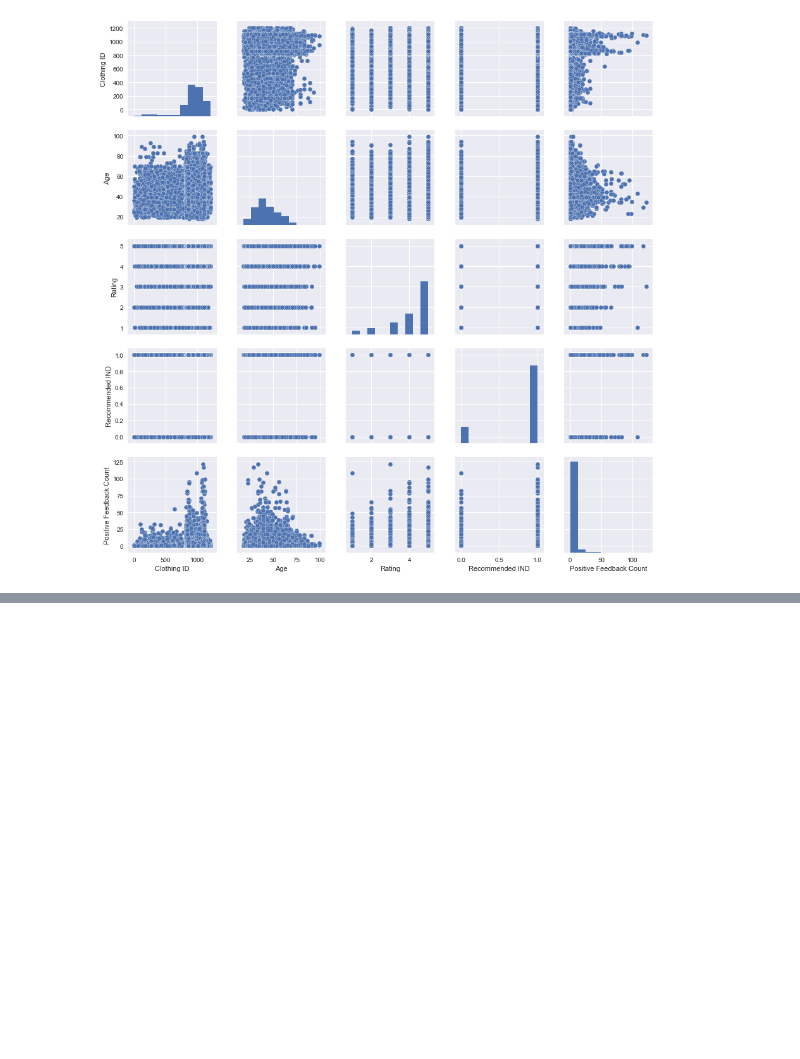
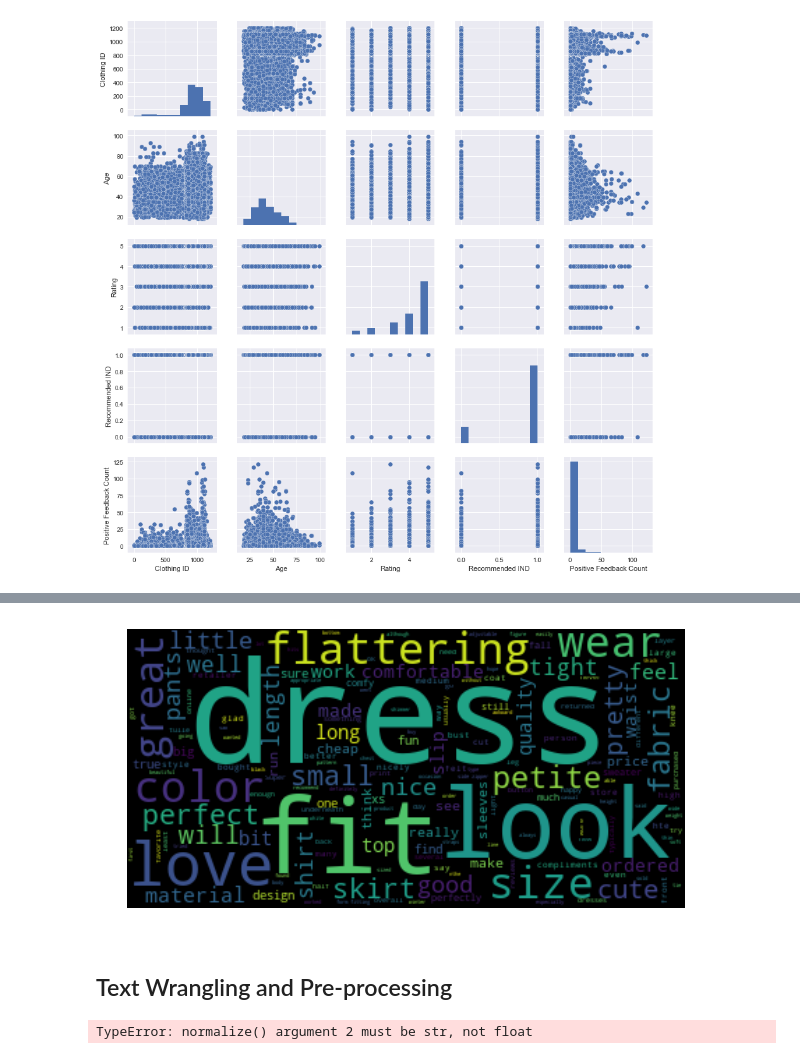
Before and after one commit to mamitch/Springboard_Capstone_Project_2, a Jupyter notebook: Capstone Project 2 Code.ipynb, the cells around one changed output, grey strips where cells are left out. Saved outputs shown, nothing was run; the diff lists cells and outputs as text; code cells hidden in the pictures; blank space fills up the shorter version.

```diff
--- a/Capstone Project 2 Code.ipynb
+++ b/Capstone Project 2 Code.ipynb
@@ -203,0 +234,8 @@ sns.boxplot(x="Rating", y="Age", data=data)
+# %%
+plt.imshow(wordcloud, interpolation='bilinear')
+plt.axis("off")
+plt.show()
+# %% [output]
+[figure, added]
+# %% [markdown]
+## Text Wrangling and Pre-processing
@@ -203,0 +335,9 @@ sns.boxplot(x="Rating", y="Age", data=data)
+# %%
+# pre-process text and store the same
+data['clean_text'] = normalize_corpus(data['title_review'])
+norm_corpus= list(data['clean_text'])
+
+# show a sample news article
+data.iloc[1][['full_text', 'clean_text']].to_dict()
+# %% [output]
+TypeError: normalize() argument 2 must be str, not float
```
Also changed, not shown: parts of 12 cells of this notebook.
